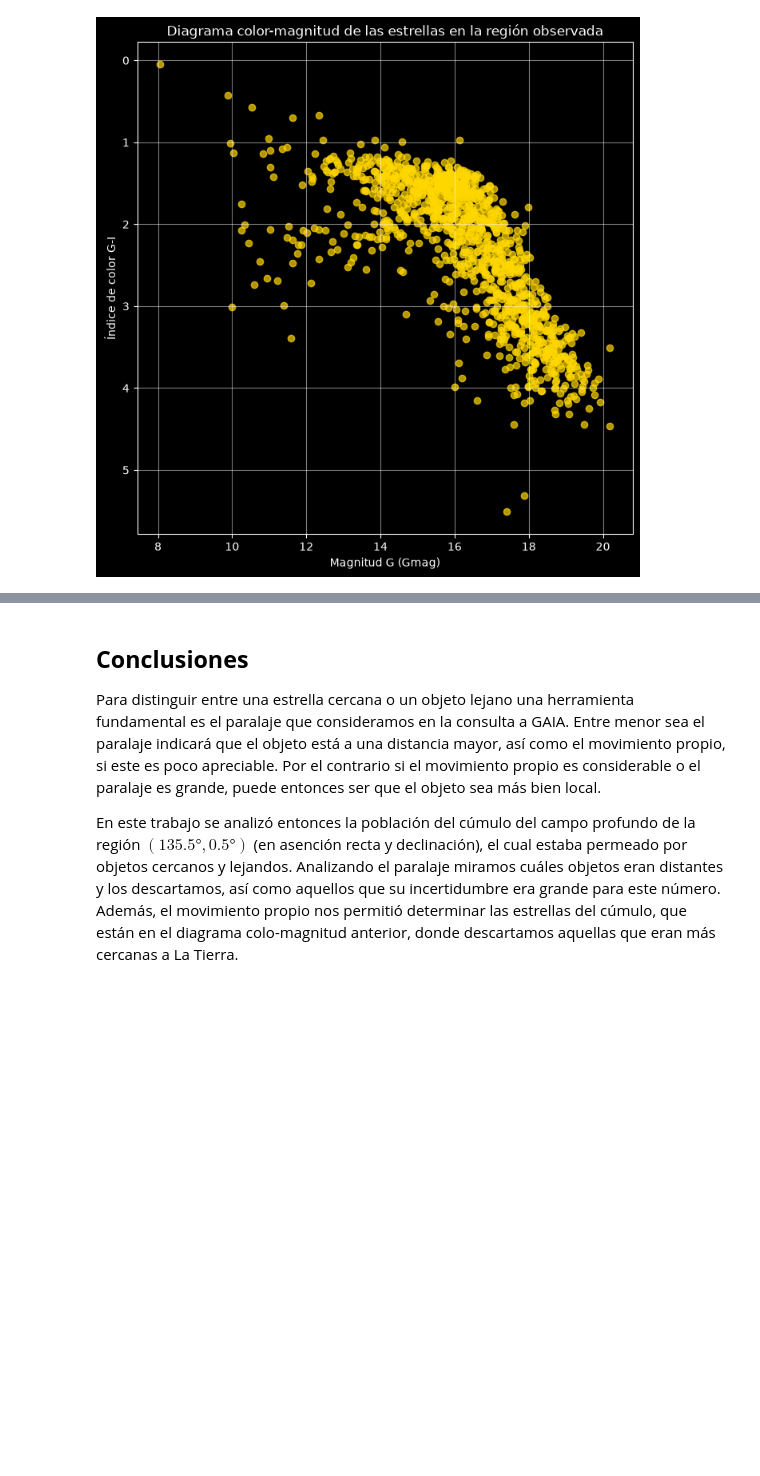
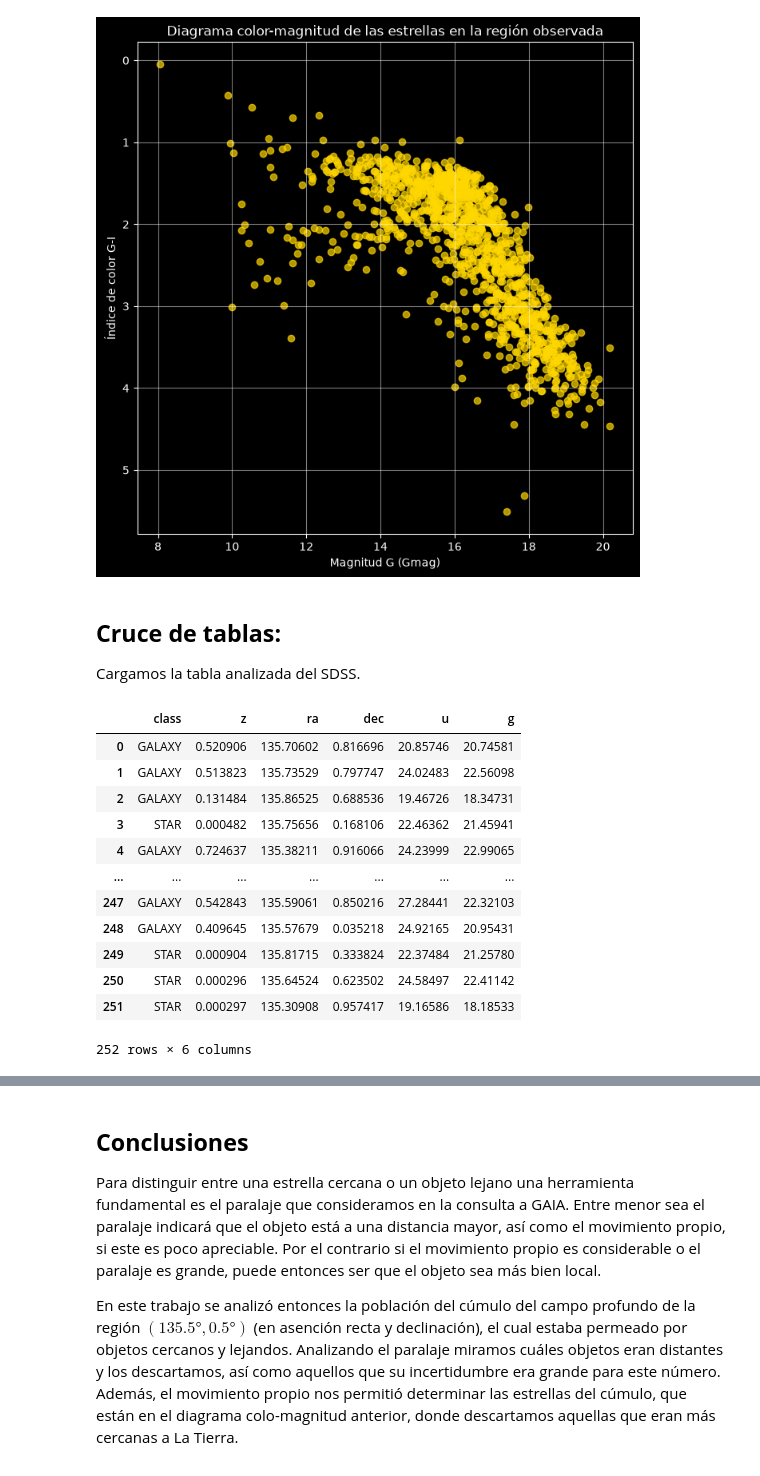
Before and after one commit to Gars220/Proyecto_2_campo_profundo, a Jupyter notebook: Proyecto_2_GAIA.ipynb, the cells around one changed output, grey strips where cells are left out. Saved outputs shown, nothing was run; the diff lists cells and outputs as text; code cells hidden in the pictures; blank space fills up the shorter version.

```diff
--- a/Proyecto_2_GAIA.ipynb
+++ b/Proyecto_2_GAIA.ipynb
@@ -291,3 +291,25 @@ plt.grid(alpha=0.5)
 plt.show()
 # %% [output]
 [figure]
+# %% [markdown]
+## **Cruce de tablas:**
+
+Cargamos la tabla analizada del SDSS.
+# %%
+datos_cuasares = pd.read_csv('sdss_data.csv', skiprows=1)
+
+datos_cuasares
+# %% [output]
+|  | class | z | ra | dec | u | g |
+| 0 | GALAXY | 0.520906 | 135.70602 | 0.816696 | 20.85746 | 20.74581 |
+| 1 | GALAXY | 0.513823 | 135.73529 | 0.797747 | 24.02483 | 22.56098 |
+| 2 | GALAXY | 0.131484 | 135.86525 | 0.688536 | 19.46726 | 18.34731 |
+| 3 | STAR | 0.000482 | 135.75656 | 0.168106 | 22.46362 | 21.45941 |
+| 4 | GALAXY | 0.724637 | 135.38211 | 0.916066 | 24.23999 | 22.99065 |
+| ... | ... | ... | ... | ... | ... | ... |
+| 247 | GALAXY | 0.542843 | 135.59061 | 0.850216 | 27.28441 | 22.32103 |
+| 248 | GALAXY | 0.409645 | 135.57679 | 0.035218 | 24.92165 | 20.95431 |
+| 249 | STAR | 0.000904 | 135.81715 | 0.333824 | 22.37484 | 21.25780 |
+| 250 | STAR | 0.000296 | 135.64524 | 0.623502 | 24.58497 | 22.41142 |
+| 251 | STAR | 0.000297 | 135.30908 | 0.957417 | 19.16586 | 18.18533 |
+252 rows × 6 columns
```
Also changed, not shown: parts of 10 cells of this notebook, 3 other files.
